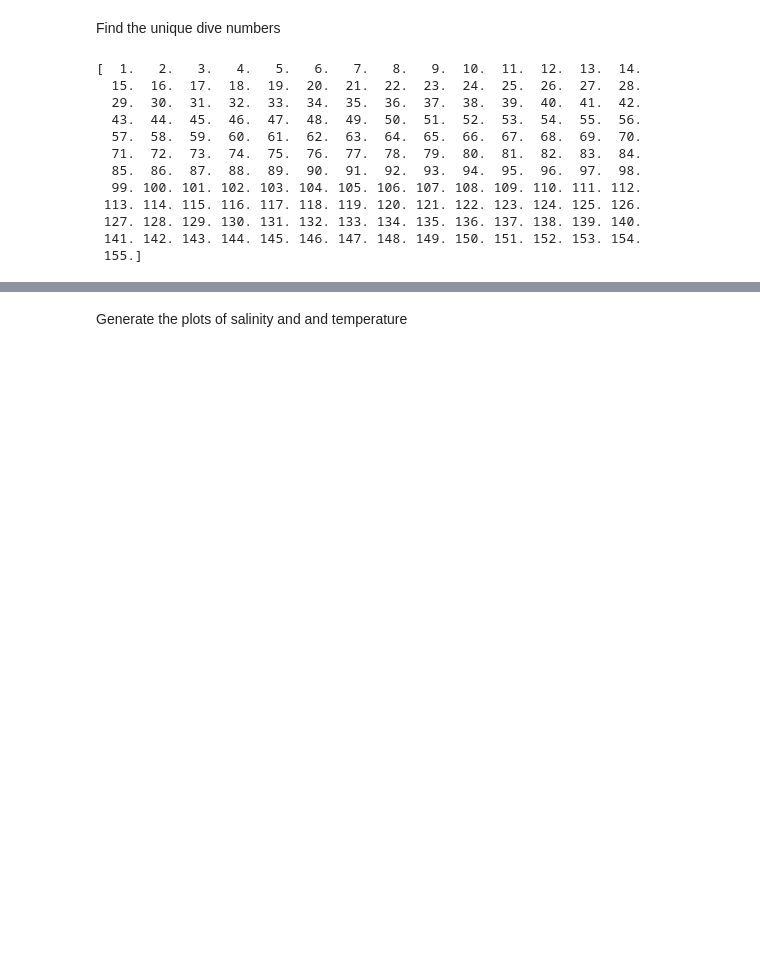
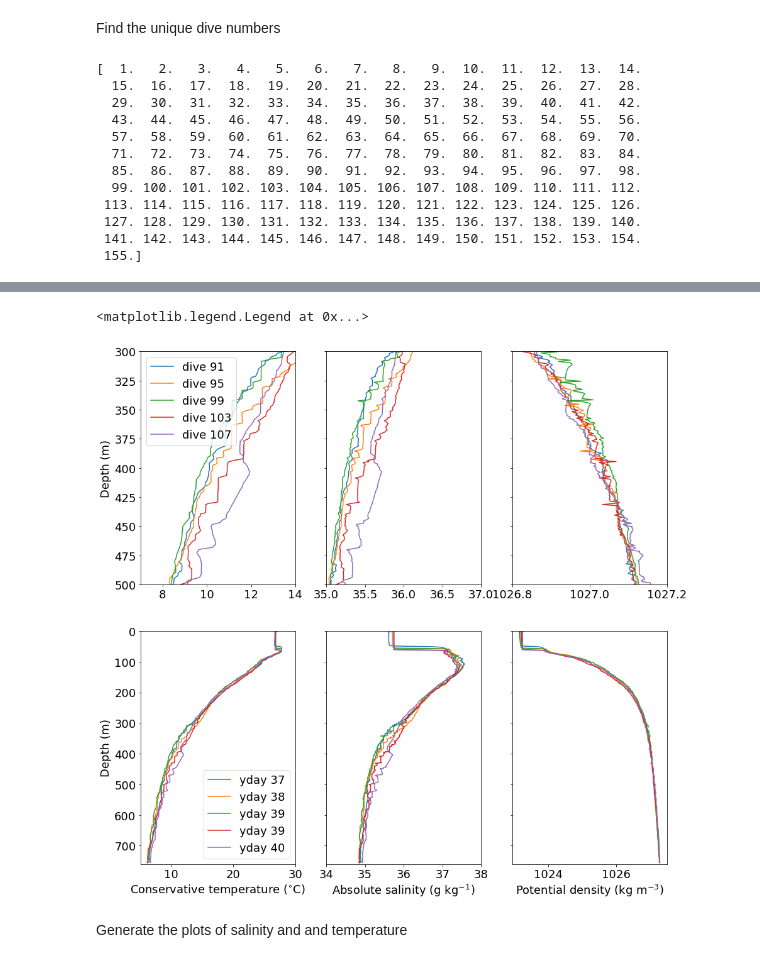
Before and after one commit to callumrollo/eurec4a-glider-figs, a Jupyter notebook: glider_figure_idea.ipynb, the cells around one changed output, grey strips where cells are left out. Saved outputs shown, nothing was run; the diff lists cells and outputs as text; code cells hidden in the pictures; blank space fills up the shorter version.

```diff
--- a/glider_figure_idea.ipynb
+++ b/glider_figure_idea.ipynb
@@ -168,3 +188,40 @@ new_cmap = truncate_colormap(cmap, cm_start, cm_end)
+# %%
+fig, ax = plt.subplots(2,3, figsize=(15,15), sharey='row')
+ax = ax.ravel()
+
+
+
+#Loop through the selected dive limbs
+for ident, dive_num in enumerate(dives_to_plot):
+    df = sg637_df.loc[sg637_df['dive_limb_ident']==dive_num+2000] # 2000 for descent limb, 2000.5 for ascent limb. Descent limb generally better on sg637 due to glide angle
+    # optional lines to filter out shallow values
+    # df.loc[df['depth']<0, 'cons_temp'] = np.nan
+    # df.loc[df['depth']<0, 'abs_salinity'] = np.nan
+    # Average into depth bins, using the median here
+    df_av = df.groupby('depth_bin', as_index=False).median()
+    ax[0].plot(df_av.cons_temp, df_av.depth, label=f'dive {str(int(dive_num))}')
+    ax[1].plot(df_av.abs_salinity, df_av.depth)
+    ax[2].plot(df_av.sigma0, df_av.depth)
+    ax[3].plot(df_av.cons_temp, df_av.depth, label=f'yday {int(yd_subset[ident])}')
+    ax[4].plot(df_av.abs_salinity, df_av.depth)
+    ax[5].plot(df_av.sigma0, df_av.depth)
+
+
+ax[0].set(ylim=[300,500], xlim=[7,14], ylabel=labels['depth'])
+ax[1].set(xlim=[35, 37])
+ax[2].set(xlim=[1026.8, 1027.2])
+ax[3].set(ylim=[0, 760], xlim=[5,30], xlabel=labels['temp'], ylabel=labels['depth'])
+ax[4].set(xlim=[34, 38], xlabel=labels['sal'])
+ax[5].set(xlabel=labels['pden'])
+# invert y axis, it is the ocean after all
+ax[0].invert_yaxis()
+ax[3].invert_yaxis()
+ax[0].legend()
+ax[3].legend()
+#savefig('temp_sal_pden_transition')
+# %% [output]
+<matplotlib.legend.Legend at 0x...>
+[figure, added]
 # %% [markdown]
 Generate the plots of salinity and and temperature
 # %%
```
Also changed, not shown: parts of 11 cells of this notebook, 5 other files.
